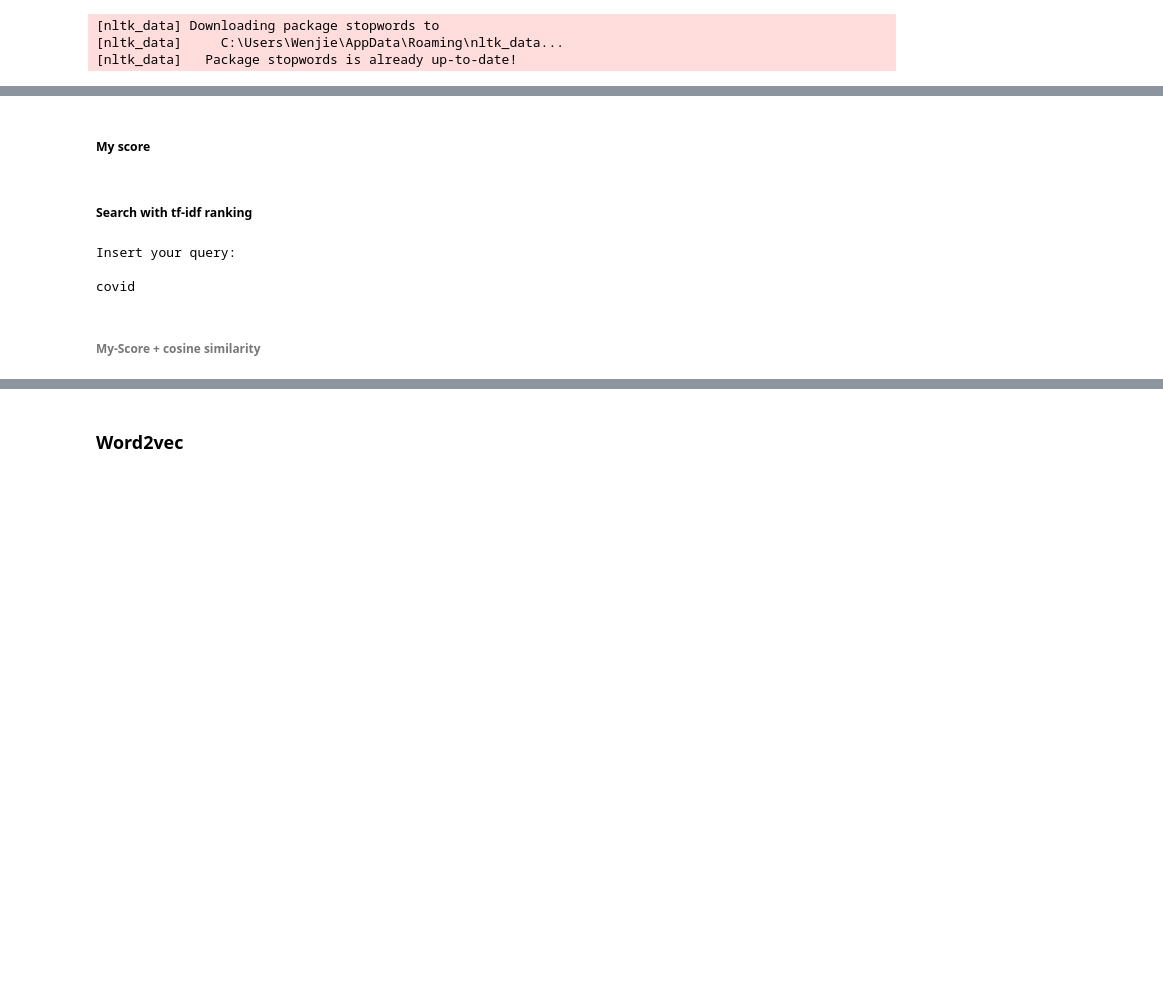
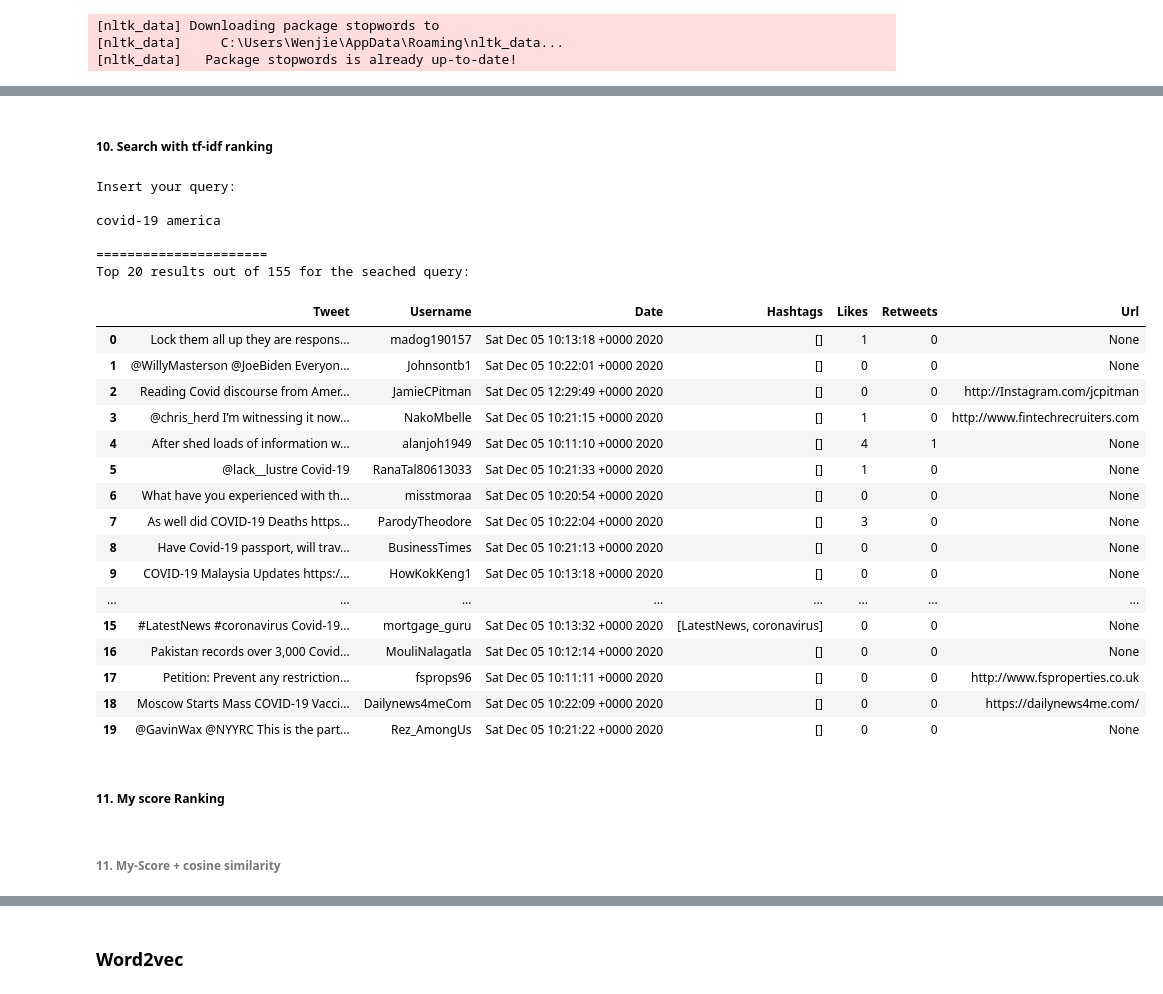
Before and after one commit to wenjiejin01/FinalProject_IR, a Jupyter notebook: search-engine/Search Engine.ipynb, the cells around one changed output, grey strips where cells are left out. Saved outputs shown, nothing was run; the diff lists cells and outputs as text; code cells hidden in the pictures; blank space fills up the shorter version.

```diff
--- a/search-engine/Search Engine.ipynb
+++ b/search-engine/Search Engine.ipynb
@@ -224 +241,28 @@ Total time to create the index: 39.57 seconds
+# %%
+def output_query(ranked_docs):
+    """
+        This functin is used to print the result.
+    """
+    top = 20
+
+    print("\n======================\nTop {} results out of {} for the seached query:\n".format(top, len(ranked_docs)))
+    resultTmp = []
+
+    for d_id in ranked_docs[:top] :
+        ID = idIndex[d_id]
+        #print("page_id= {} - page_title: {}".format(d_id, titleIndex[d_id]))
+        tweetTmp = tweets[tweets["id"] == ID]
+        tweet = tweetTmp["text"].values[0]
+        username = ast.literal_eval(tweetTmp["user"].values[0])["screen_name"]
+        date = tweetTmp["created_at"].values[0]
+        hashtags_lists = ast.literal_eval(tweetTmp["entities"].values[0])["hashtags"]
+        hashtags = [tag["text"] for tag in hashtags_lists]
+        likes = tweetTmp["favorite_count"].values[0]
+        retweets = tweetTmp["retweet_count"].values[0]
+        url = ast.literal_eval(tweetTmp["user"].values[0])["url"]
+
+        resultTmp.append([tweet,username,date,hashtags,likes,retweets,url])
+
+    result = pd.DataFrame(resultTmp,columns=["Tweet", "Username", "Date", "Hashtags", "Likes", "Retweets", "Url"])
+    return result
 # %% [markdown]
@@ -282,5 +326,3 @@ def rankDocuments(terms, docs, index, idf, tf, idIndex):
         docs = search_tf_idf(query, index)
     #print ('\n'.join(resultDocs), '\n')
     return resultDocs
-# %% [markdown]
-##### My score
@@ -348,5 +329,5 @@ def rankDocumentsWithLikes(terms, docs, index, idf, tf, idIndex):
 # %% [markdown]
-##### Search with tf-idf ranking
+##### 10. Search with tf-idf ranking
 # %%
 def search_tf_idf(query, index):
     '''
@@ -371,9 +352,32 @@ def search_tf_idf(query, index):
 # %%
 print("Insert your query:\n")
 query = input()
 ranked_docs = search_tf_idf(query, index)
-top = 20
+
+output_query(ranked_docs)
 # %% [output]
 Insert your query:
 
-covid
+covid-19 america
+
+======================
+Top 20 results out of 155 for the seached query:
+|  | Tweet | Username | Date | Hashtags | Likes | Retweets | Url |
+| 0 | Lock them all up they are respons... | madog190157 | Sat Dec 05 10:13:18 +0000 2020 | [] | 1 | 0 | None |
+| 1 | @WillyMasterson @JoeBiden Everyon... | Johnsontb1 | Sat Dec 05 10:22:01 +0000 2020 | [] | 0 | 0 | None |
+| 2 | Reading Covid discourse from Amer... | JamieCPitman | Sat Dec 05 12:29:49 +0000 2020 | [] | 0 | 0 | http://Instagram.com/jcpitman |
+| 3 | @chris_herd I’m witnessing it now... | NakoMbelle | Sat Dec 05 10:21:15 +0000 2020 | [] | 1 | 0 | http://www.fintechrecruiters.com |
+| 4 | After shed loads of information w... | alanjoh1949 | Sat Dec 05 10:11:10 +0000 2020 | [] | 4 | 1 | None |
+| 5 | @lack__lustre Covid-19 | RanaTal80613033 | Sat Dec 05 10:21:33 +0000 2020 | [] | 1 | 0 | None |
+| 6 | What have you experienced with th... | misstmoraa | Sat Dec 05 10:20:54 +0000 2020 | [] | 0 | 0 | None |
+| 7 | As well did COVID-19 Deaths https... | ParodyTheodore | Sat Dec 05 10:22:04 +0000 2020 | [] | 3 | 0 | None |
+| 8 | Have Covid-19 passport, will trav... | BusinessTimes | Sat Dec 05 10:21:13 +0000 2020 | [] | 0 | 0 | None |
+| 9 | COVID-19 Malaysia Updates https:/... | HowKokKeng1 | Sat Dec 05 10:13:18 +0000 2020 | [] | 0 | 0 | None |
+| ... | ... | ... | ... | ... | ... | ... | ... |
+| 15 | #LatestNews #coronavirus Covid-19... | mortgage_guru | Sat Dec 05 10:13:32 +0000 2020 | [LatestNews, coronavirus] | 0 | 0 | None |
+| 16 | Pakistan records over 3,000 Covid... | MouliNalagatla | Sat Dec 05 10:12:14 +0000 2020 | [] | 0 | 0 | None |
+| 17 | Petition: Prevent any restriction... | fsprops96 | Sat Dec 05 10:11:11 +0000 2020 | [] | 0 | 0 | http://www.fsproperties.co.uk |
+| 18 | Moscow Starts Mass COVID-19 Vacci... | Dailynews4meCom | Sat Dec 05 10:22:09 +0000 2020 | [] | 0 | 0 | https://dailynews4me.com/ |
+| 19 | @GavinWax @NYYRC This is the part... | Rez_AmongUs | Sat Dec 05 10:21:22 +0000 2020 | [] | 0 | 0 | None |
+# %% [markdown]
+##### 11. My score Ranking
@@ -380,3 +445,3 @@ covid
 # %% [markdown]
-###### My-Score + cosine similarity
+###### 11. My-Score + cosine similarity
 # %%
```
Also changed, not shown: parts of 34 cells of this notebook, 5 other files.
